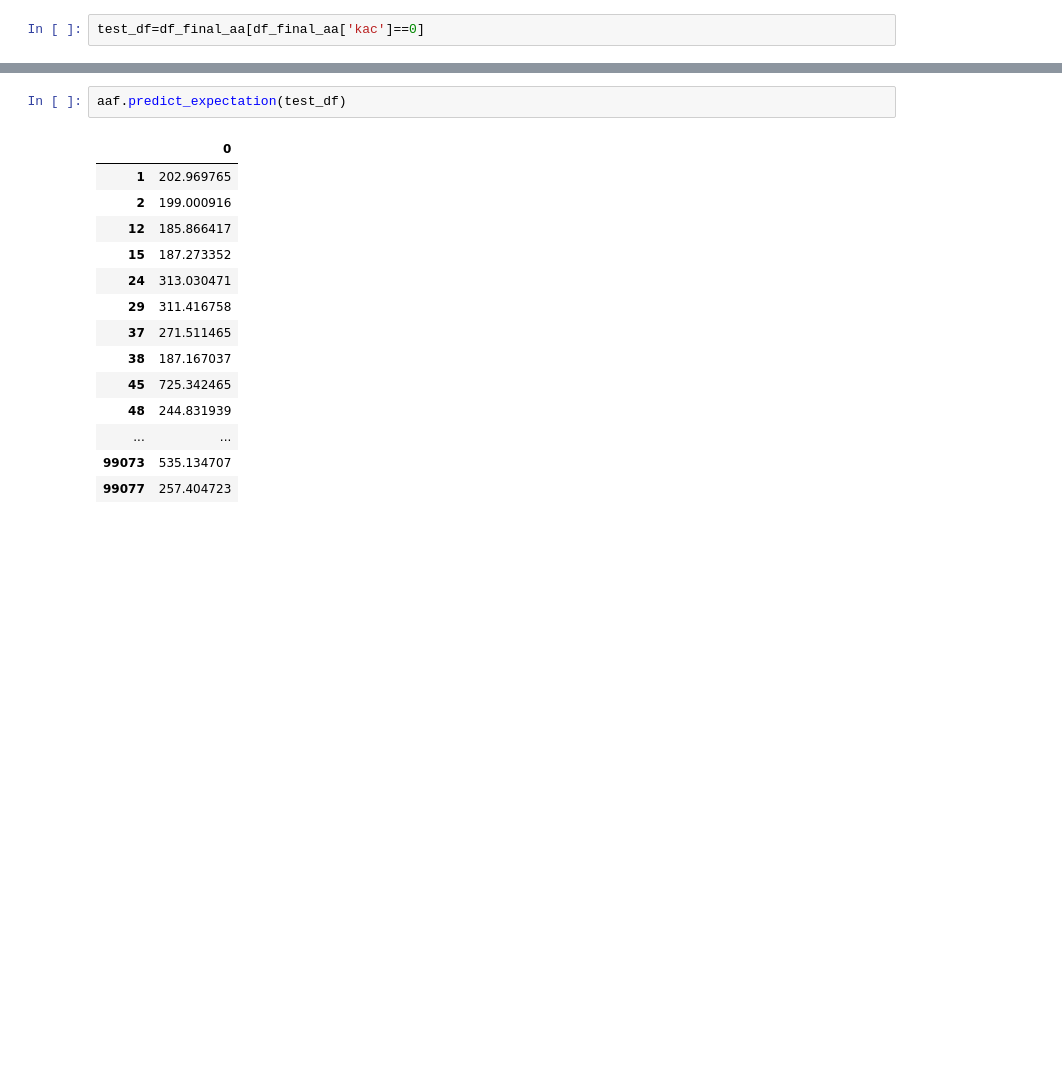
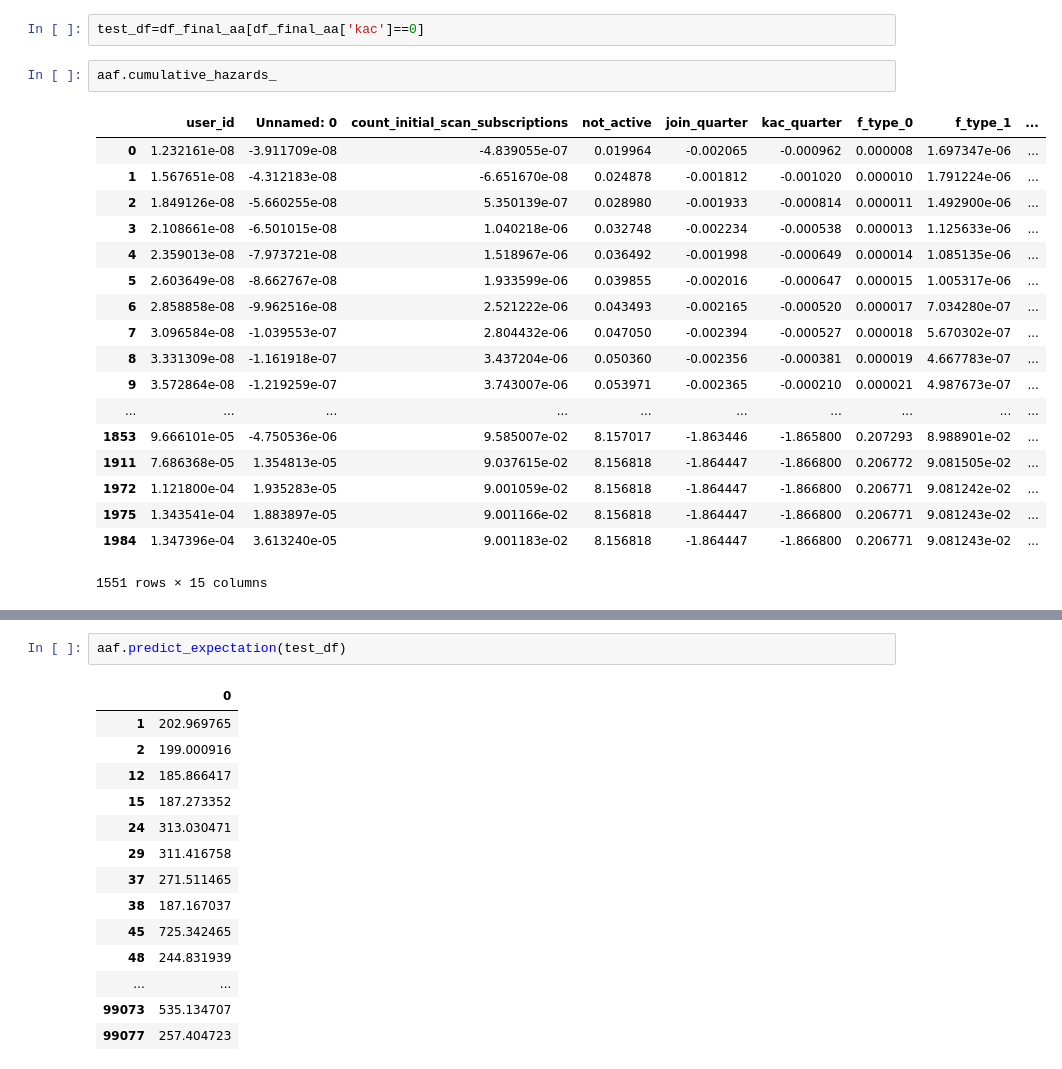
Before and after one commit to maryam1357/Capstone-Project-January-2017, a Jupyter notebook: Code/EDA.ipynb, the cells around one changed output, grey strips where cells are left out. Drawn from its saved outputs; the diff is of its cells as text; blank space fills up the shorter version.

```diff
--- a/Code/EDA.ipynb
+++ b/Code/EDA.ipynb
@@ -807,2 +818,23 @@ aaf.predict_cumulative_hazard.im_self
 # %%
 test_df=df_final_aa[df_final_aa['kac']==0]
+# %%
+aaf.cumulative_hazards_
+# %% [output]
+|  | user_id | Unnamed: 0 | count_initial_scan_subscriptions | not_active | join_quarter | kac_quarter | f_type_0 | f_type_1 | ... |
+| 0 | 1.232161e-08 | -3.911709e-08 | -4.839055e-07 | 0.019964 | -0.002065 | -0.000962 | 0.000008 | 1.697347e-06 | ... |
+| 1 | 1.567651e-08 | -4.312183e-08 | -6.651670e-08 | 0.024878 | -0.001812 | -0.001020 | 0.000010 | 1.791224e-06 | ... |
+| 2 | 1.849126e-08 | -5.660255e-08 | 5.350139e-07 | 0.028980 | -0.001933 | -0.000814 | 0.000011 | 1.492900e-06 | ... |
+| 3 | 2.108661e-08 | -6.501015e-08 | 1.040218e-06 | 0.032748 | -0.002234 | -0.000538 | 0.000013 | 1.125633e-06 | ... |
+| 4 | 2.359013e-08 | -7.973721e-08 | 1.518967e-06 | 0.036492 | -0.001998 | -0.000649 | 0.000014 | 1.085135e-06 | ... |
+| 5 | 2.603649e-08 | -8.662767e-08 | 1.933599e-06 | 0.039855 | -0.002016 | -0.000647 | 0.000015 | 1.005317e-06 | ... |
+| 6 | 2.858858e-08 | -9.962516e-08 | 2.521222e-06 | 0.043493 | -0.002165 | -0.000520 | 0.000017 | 7.034280e-07 | ... |
+| 7 | 3.096584e-08 | -1.039553e-07 | 2.804432e-06 | 0.047050 | -0.002394 | -0.000527 | 0.000018 | 5.670302e-07 | ... |
+| 8 | 3.331309e-08 | -1.161918e-07 | 3.437204e-06 | 0.050360 | -0.002356 | -0.000381 | 0.000019 | 4.667783e-07 | ... |
+| 9 | 3.572864e-08 | -1.219259e-07 | 3.743007e-06 | 0.053971 | -0.002365 | -0.000210 | 0.000021 | 4.987673e-07 | ... |
+| ... | ... | ... | ... | ... | ... | ... | ... | ... | ... |
+| 1853 | 9.666101e-05 | -4.750536e-06 | 9.585007e-02 | 8.157017 | -1.863446 | -1.865800 | 0.207293 | 8.988901e-02 | ... |
+| 1911 | 7.686368e-05 | 1.354813e-05 | 9.037615e-02 | 8.156818 | -1.864447 | -1.866800 | 0.206772 | 9.081505e-02 | ... |
+| 1972 | 1.121800e-04 | 1.935283e-05 | 9.001059e-02 | 8.156818 | -1.864447 | -1.866800 | 0.206771 | 9.081242e-02 | ... |
+| 1975 | 1.343541e-04 | 1.883897e-05 | 9.001166e-02 | 8.156818 | -1.864447 | -1.866800 | 0.206771 | 9.081243e-02 | ... |
+| 1984 | 1.347396e-04 | 3.613240e-05 | 9.001183e-02 | 8.156818 | -1.864447 | -1.866800 | 0.206771 | 9.081243e-02 | ... |
+1551 rows × 15 columns
```
Also changed, not shown: parts of 13 cells of this notebook, 6 other files.
